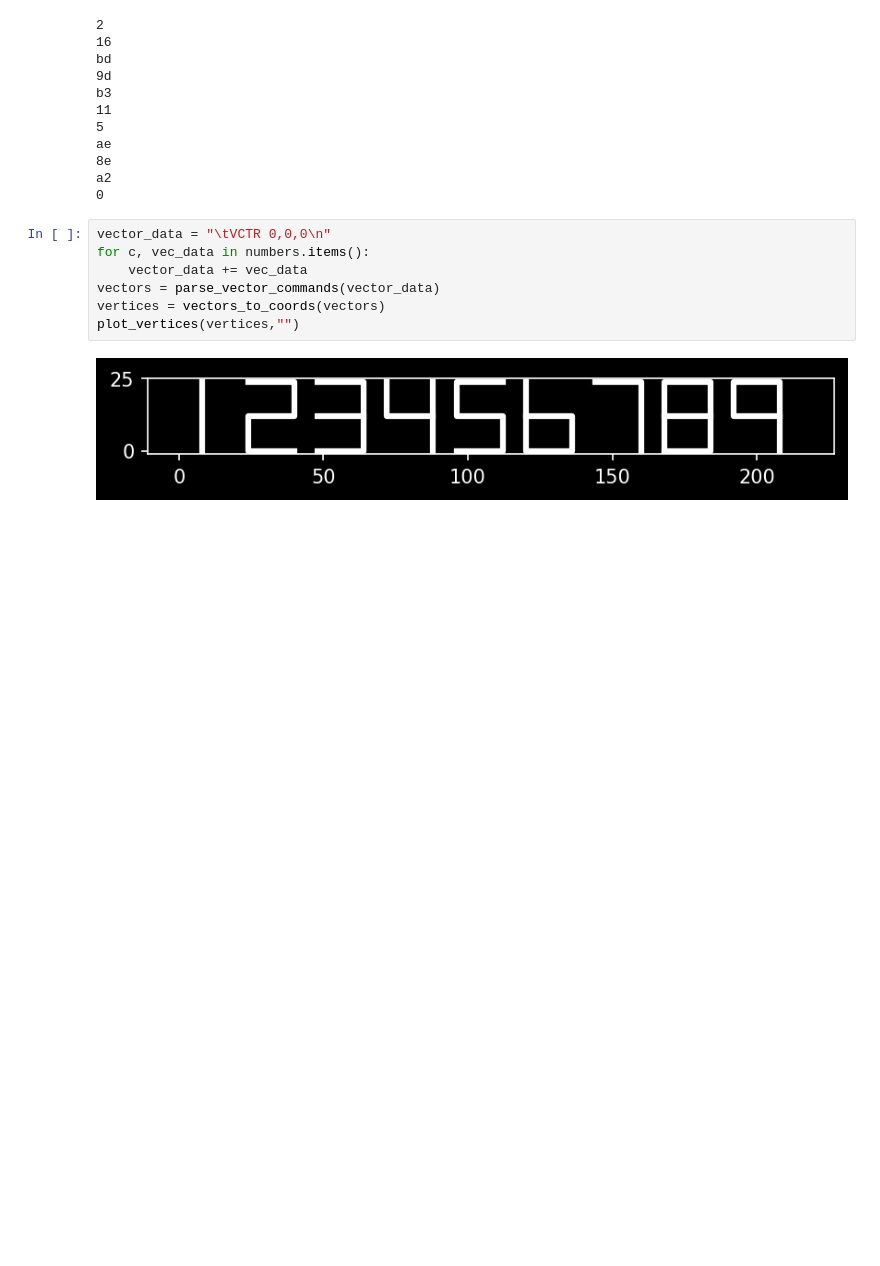
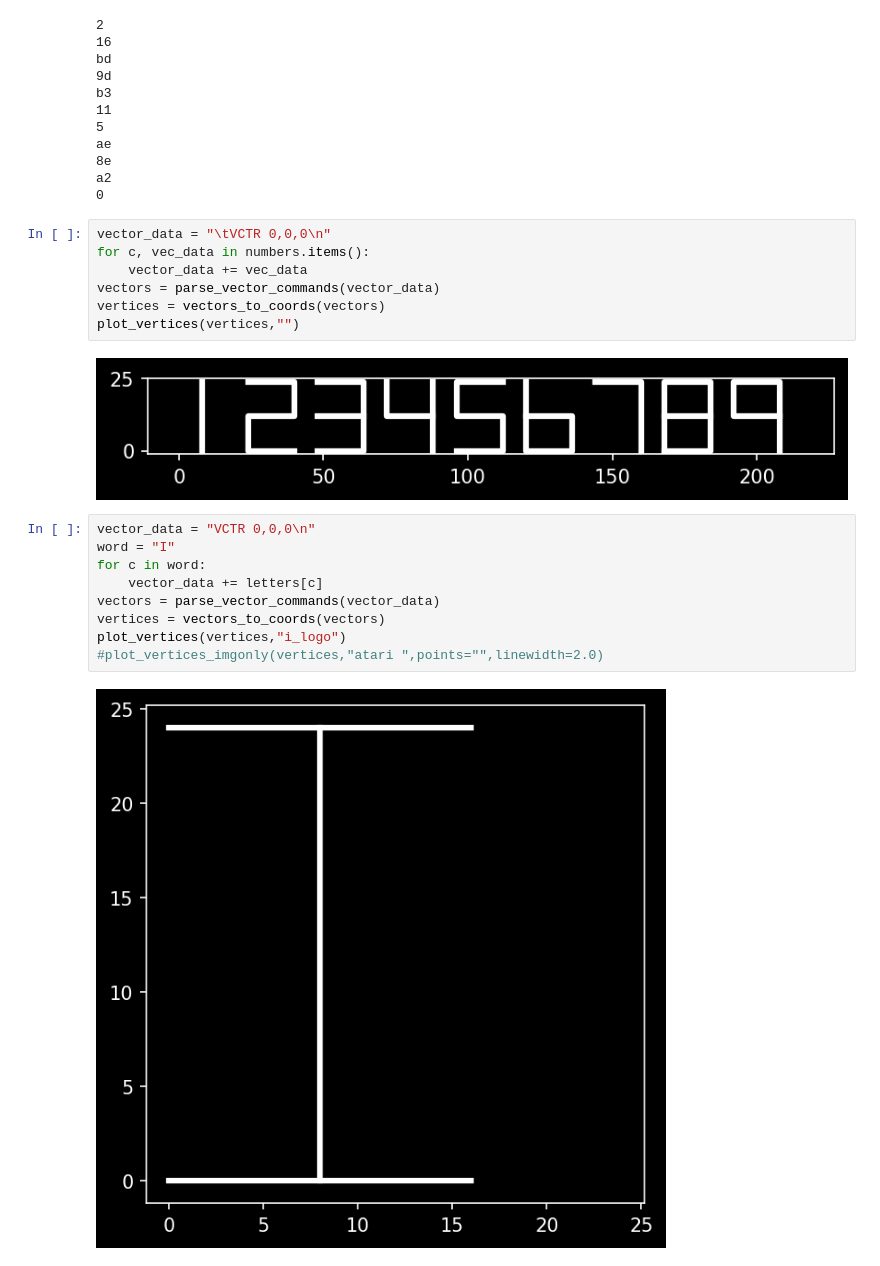
Before and after one commit to mwenge/TempestVsTempest, a Jupyter notebook: notebooks-tempest/letters - generate vector images.ipynb, the cells around one changed output. Cells and saved outputs as stored; diff of their text form; blank space fills up the shorter version.

Commit message:
Update images in macro language fun

```diff
--- a/notebooks-tempest/letters - generate vector images.ipynb
+++ b/notebooks-tempest/letters - generate vector images.ipynb
@@ -261,3 +261,14 @@ vertices = vectors_to_coords(vectors)
 plot_vertices(vertices,"")
 # %% [output]
 [figure]
+# %%
+vector_data = "VCTR 0,0,0\n"
+word = "I"
+for c in word:
+    vector_data += letters[c]
+vectors = parse_vector_commands(vector_data)
+vertices = vectors_to_coords(vectors)
+plot_vertices(vertices,"i_logo")
+#plot_vertices_imgonly(vertices,"atari ",points="",linewidth=2.0)
+# %% [output]
+[figure, added]
```
Also changed, not shown: 7 other files.
